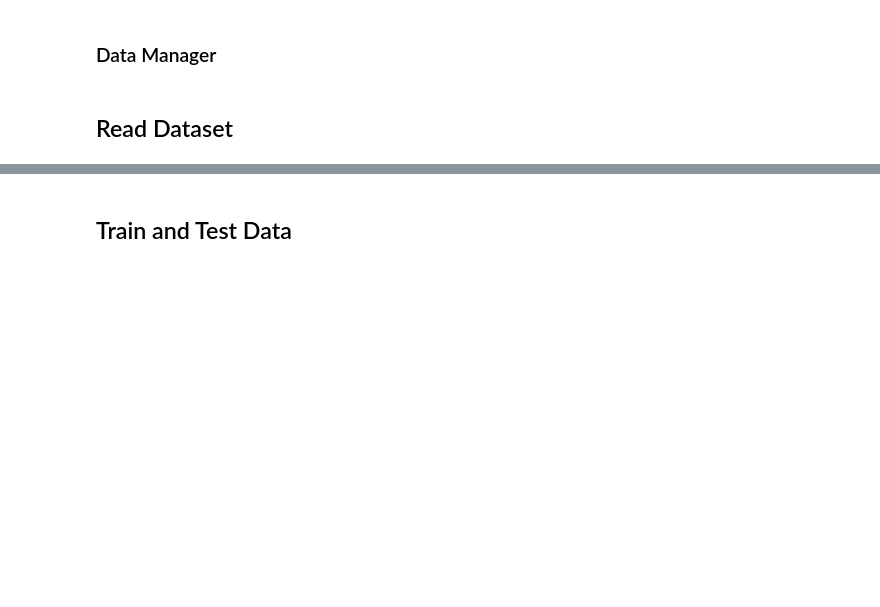
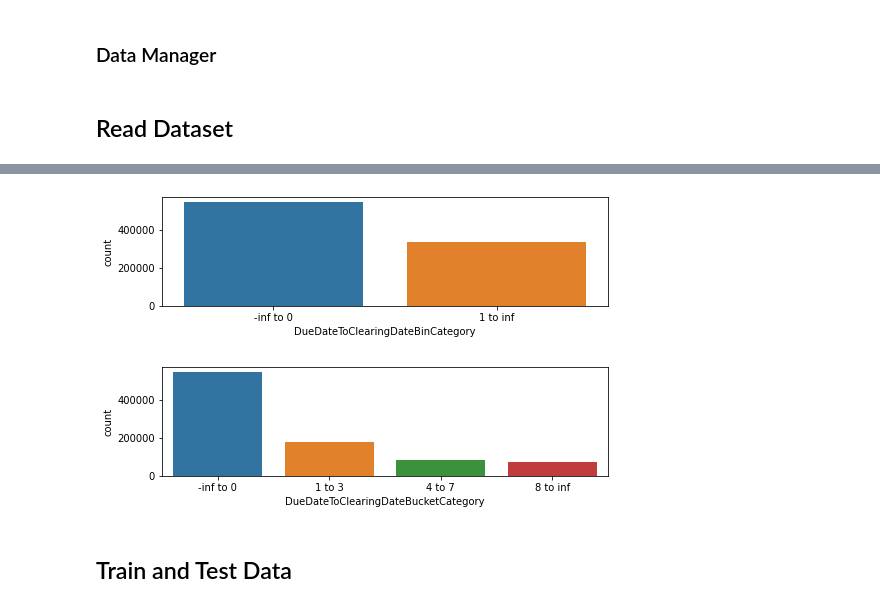
Before and after one commit to arthurflor23/invoice-payment-prediction, a Jupyter notebook: predict-invoice-payment.ipynb, the cells around one changed output, grey strips where cells are left out. Saved outputs shown, nothing was run; the diff lists cells and outputs as text; code cells hidden in the pictures; blank space fills up the shorter version.

Commit message:
Up with buckets

```diff
--- a/predict-invoice-payment.ipynb
+++ b/predict-invoice-payment.ipynb
@@ -65,7 +71,7 @@ def setup_buckets(df, col, bins, sufix='Bucket'):
     labels = [f'{bins[i]} to {bins[i+1]-1}' for i in range(len(bins[:-1]))]
     df[col + sufix + 'Category'] = pd.cut(df[col], bins=bins, labels=labels, right=False, include_lowest=True)
     df[[col + sufix]] = df[[col + sufix + 'Category']].apply(lambda x: pd.Categorical(x, ordered=True).codes)
-    return df
+    return df, labels
 
 def split_data(df, date_column, split_date, train_months=6, test_months=1, category_cols=None):
     split_date = pd.to_datetime(split_date)
@@ -76,22 +82,27 @@ def split_data(df, date_column, split_date, train_months=6, test_months=1, categ
     df_ranged.reset_index(drop=True, inplace=True)
 
     if category_cols is not None:
-        df_ranged[category_cols] = df_ranged[category_cols].apply(lambda x: pd.Categorical(x, ordered=False).codes)
+        for col in category_cols:
+            df_ranged[col] = df_ranged[col].fillna(df_ranged[col].value_counts().idxmax())
+        df_ranged[[f'{x}Category' for x in category_cols]] = df_ranged[category_cols].apply(lambda x: pd.Categorical(x, ordered=False).codes)
 
     train = df_ranged[df_ranged[date_column] < split_date]
     test = df_ranged[df_ranged[date_column] >= split_date]
+
+    train = train.drop_duplicates(keep='last')
+    test = test.drop_duplicates(keep='last')
     return train, test
 
 def preprocess_data(train, test, x_column, y_column):
     x_train, y_train = train[x_column].values[::-1], train[y_column].values[::-1]
     x_test, y_test = test[x_column].values, test[y_column].values
 
-    x_train, x_test = np.vectorize(np.log)(x_train + 1), np.vectorize(np.log)(x_test + 1)
+    # x_train, x_test = np.vectorize(np.log)(x_train + 1), np.vectorize(np.log)(x_test + 1)
 
-    qt = RobustScaler(quantile_range=(25.0, 75.0))
-    qt.fit(np.concatenate((x_train, x_test)), np.concatenate((y_train, y_test)))
+    # qt = RobustScaler(quantile_range=(25.0, 75.0))
+    # qt.fit(x_train, y_train)
 
-    x_train, x_test = qt.transform(x_train), qt.transform(x_test)
+    # x_train, x_test = qt.transform(x_train), qt.transform(x_test)
     return x_train, y_train, x_test, y_test
 
 ### Deprecated ###
@@ -152,12 +163,12 @@ def features_selection(train, test, x_column, y_column, target_class='macro avg'
 ## Read Dataset
 # %%
 ### Read dataset ###
-df = pd.read_csv('InvoicedDocuments_v7_Buckets.csv', sep=';', na_values=['N/I'], parse_dates=['DocumentDate', 'DueDate', 'ClearingDate'])
-# df = pd.read_csv('InvoicedDocuments_v7_Default.csv', sep=';', na_values=['N/I'], parse_dates=['DocumentDate', 'DueDate', 'ClearingDate'])
+# df = pd.read_csv('InvoicedDocuments_v7_Buckets.csv', sep=';', na_values=['N/I'], parse_dates=['DocumentDate', 'DueDate', 'ClearingDate'])
+df = pd.read_csv('InvoicedDocuments_v7_Default.csv', sep=';', na_values=['N/I'], parse_dates=['DocumentDate', 'DueDate', 'ClearingDate'])
 df.sort_values(by=['DocumentDate'], ascending=True, ignore_index=True, inplace=True)
 
 ### First filters ###
-df.dropna(subset=['ClearingDate', 'PaymentTerms', 'CustomerRegion'], inplace=True)
+df.dropna(subset=['ClearingDate', 'PaymentTerms'], inplace=True)
 df = df[(df['DueDate'] > df['DocumentDate']) & (df['ClearingDate'] > df['DocumentDate'])]
 
 ### Feature engineer ('Days to' columns) ###
@@ -168,9 +179,10 @@ df['DueDateToClearingDate'] = date_int(df['ClearingDate'] - df['DueDate'])
 df['DocumentDateToClearingDate'] = date_int(df['ClearingDate'] - df['DocumentDate'])
 
 ### Feature engineer (numeric columns) ###
-for col in ['Invoiced', 'Paid', 'Open']:
-# for col in ['Invoiced', 'Paid', 'Open', 'PastDue', 'PaidPast']:
+# for col in ['Invoiced', 'Paid', 'Open']:
+for col in ['Invoiced', 'Paid', 'Open', 'PastDue', 'PaidPast']:
     df[f'Ratio{col}Amount'] = df[f'{col}Amount'] / df[f'{col}Documents']
+    df[f'Ratio{col}Amount'] = df[f'Ratio{col}Amount'].fillna(0)
 
 df.fillna(0, inplace=True)
 
@@ -185,7 +204,10 @@ df.head()
 # %%
-df = setup_buckets(df, col='DueDateToClearingDate', bins=[1], sufix='Bin')
-df = setup_buckets(df, col='DueDateToClearingDate', bins=[1, 4, 8], sufix='Bucket')
+df, bin_class_names = setup_buckets(df, col='DueDateToClearingDate', bins=[1], sufix='Bin')
+df, bucket_class_names = setup_buckets(df, col='DueDateToClearingDate', bins=[1, 4, 8], sufix='Bucket')
 
 plot_countplot(df, cols=['DueDateToClearingDateBinCategory', 'DueDateToClearingDateBucketCategory'])
+# %% [output]
+[figure, added]
+[figure, added]
 # %% [markdown]
 ## Train and Test Data
```
Also changed, not shown: parts of 12 cells of this notebook.
